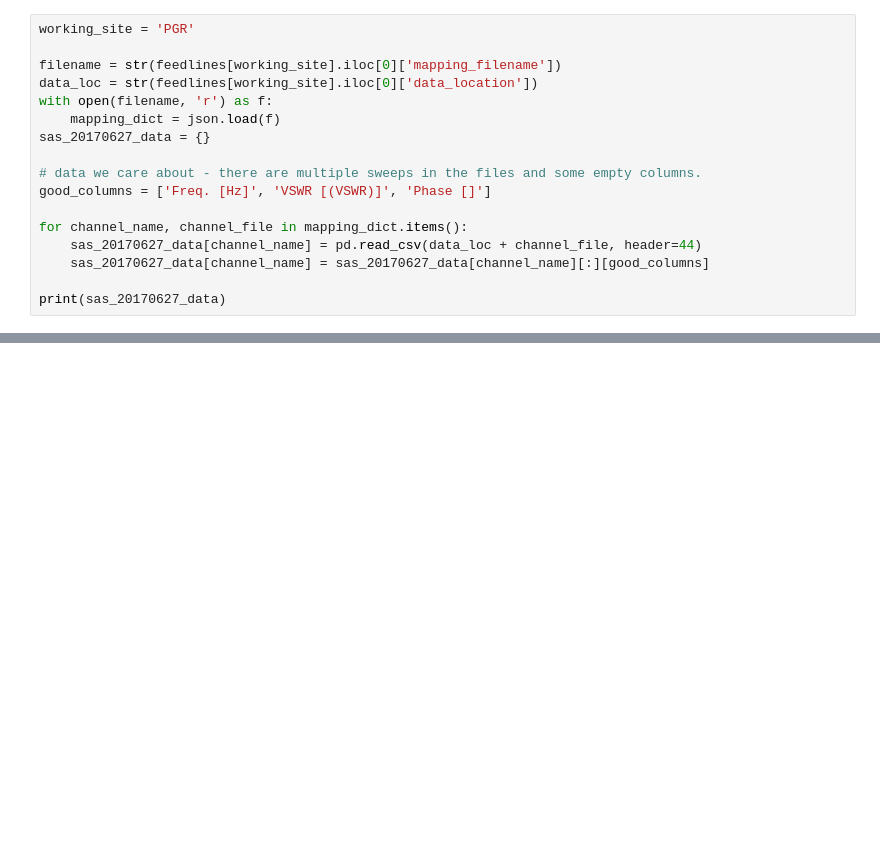
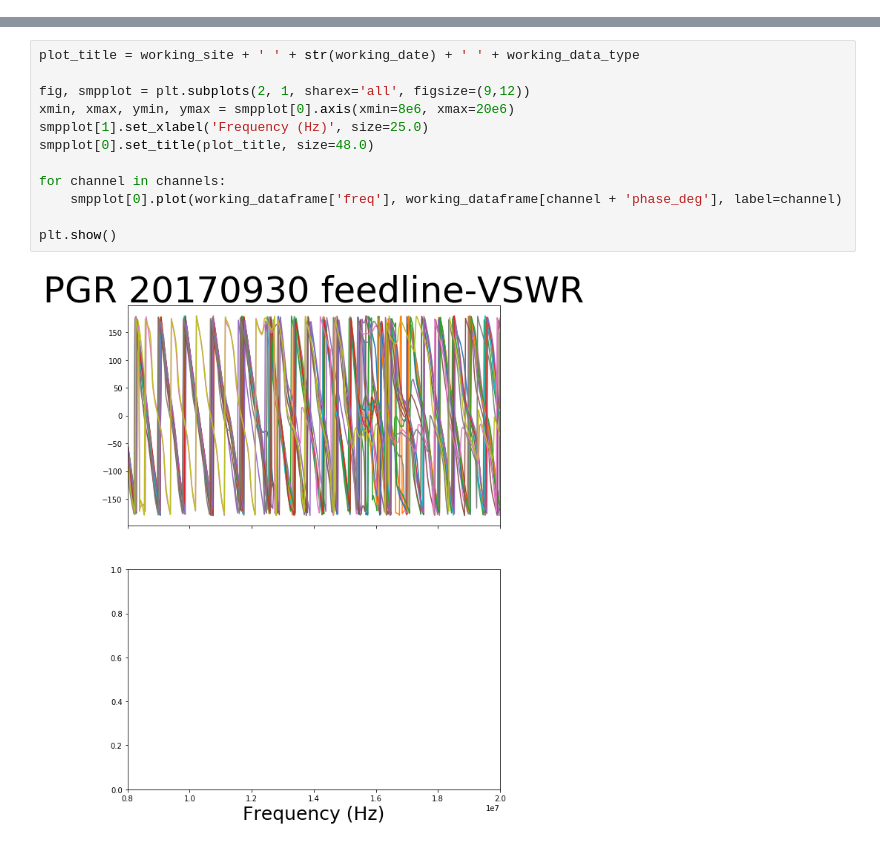
Before and after one commit to SuperDARNCanada/radar-test-plots, a Jupyter notebook: presentation/test-plots-example.ipynb, the cells around one changed output, grey strips where cells are left out. Cells and saved outputs as stored; diff of their text form; blank space fills up the shorter version.

```diff
--- a/presentation/test-plots-example.ipynb
+++ b/presentation/test-plots-example.ipynb
@@ -52,17 +16,0 @@ for site in feedline_vswr_data.site.unique():
-# %%
-working_site = 'PGR'
-
-filename = str(feedlines[working_site].iloc[0]['mapping_filename'])
-data_loc = str(feedlines[working_site].iloc[0]['data_location'])
-with open(filename, 'r') as f:
-    mapping_dict = json.load(f)
-sas_20170627_data = {}
-
-# data we care about - there are multiple sweeps in the files and some empty columns.
-good_columns = ['Freq. [Hz]', 'VSWR [(VSWR)]', 'Phase []']
-
-for channel_name, channel_file in mapping_dict.items():
-    sas_20170627_data[channel_name] = pd.read_csv(data_loc + channel_file, header=44)
-    sas_20170627_data[channel_name] = sas_20170627_data[channel_name][:][good_columns]
-
-print(sas_20170627_data)
@@ -72,0 +83,14 @@ UnicodeDecodeError: 'utf-8' codec can't decode byte 0xb0 in position 7: invalid
+# %%
+plot_title = working_site + ' ' + str(working_date) + ' ' + working_data_type
+
+fig, smpplot = plt.subplots(2, 1, sharex='all', figsize=(9,12))
+xmin, xmax, ymin, ymax = smpplot[0].axis(xmin=8e6, xmax=20e6)
+smpplot[1].set_xlabel('Frequency (Hz)', size=25.0)
+smpplot[0].set_title(plot_title, size=48.0)
+
+for channel in channels:
+    smpplot[0].plot(working_dataframe['freq'], working_dataframe[channel + 'phase_deg'], label=channel)
+
+plt.show()
+# %% [output]
+[figure, added]
```
Also changed, not shown: parts of 11 cells of this notebook, 3 other files.
